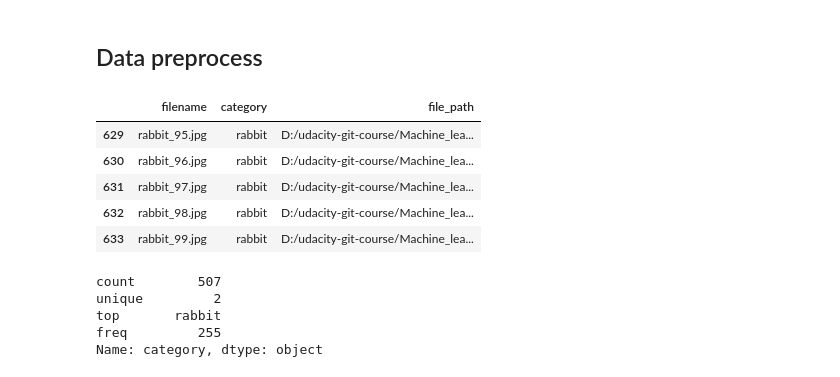
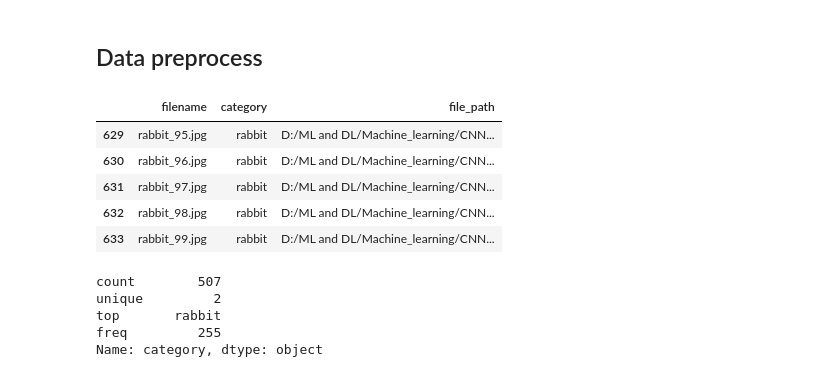
Before and after one commit to YunpengCai/CNN_classification_of_Amiya, a Jupyter notebook: CNN classification of donkey and rabbit images.ipynb, the cells around one changed output. Cells and saved outputs as stored; diff of their text form; code cells hidden in the pictures.

```diff
--- a/CNN classification of donkey and rabbit images.ipynb
+++ b/CNN classification of donkey and rabbit images.ipynb
@@ -294,17 +294,17 @@ callbacks = [earlystop, learning_rate_reduction]
 # %%
 pd.set_option('display.max_colwidth', 100)
 
-df["file_path"]=np.where(df["category"]==0, "D:/udacity-git-course/Machine_learning/CNN/downloads/donkey/", "D:/udacity-git-course/Machine_learning/CNN/downloads/rabbit/")
+df["file_path"]=np.where(df["category"]==0, "D:/ML and DL/Machine_learning/CNN/downloads/donkey/", "D:/ML and DL/Machine_learning/CNN/downloads/rabbit/")
 df["file_path"]+=df["filename"]
 df["category"] = df["category"].replace({0: 'donkey', 1: 'rabbit'})
 df.tail()
 # %% [output]
 |  | filename | category | file_path |
-| 629 | rabbit_95.jpg | rabbit | D:/udacity-git-course/Machine_lea... |
-| 630 | rabbit_96.jpg | rabbit | D:/udacity-git-course/Machine_lea... |
-| 631 | rabbit_97.jpg | rabbit | D:/udacity-git-course/Machine_lea... |
-| 632 | rabbit_98.jpg | rabbit | D:/udacity-git-course/Machine_lea... |
-| 633 | rabbit_99.jpg | rabbit | D:/udacity-git-course/Machine_lea... |
+| 629 | rabbit_95.jpg | rabbit | D:/ML and DL/Machine_learning/CNN... |
+| 630 | rabbit_96.jpg | rabbit | D:/ML and DL/Machine_learning/CNN... |
+| 631 | rabbit_97.jpg | rabbit | D:/ML and DL/Machine_learning/CNN... |
+| 632 | rabbit_98.jpg | rabbit | D:/ML and DL/Machine_learning/CNN... |
+| 633 | rabbit_99.jpg | rabbit | D:/ML and DL/Machine_learning/CNN... |
 # %%
 train_df, valid_df = train_test_split(df, test_size=0.2, random_state=1111)
 train_df = train_df.reset_index(drop=True)
```
Also changed, not shown: parts of 20 cells of this notebook, 1 other file.
